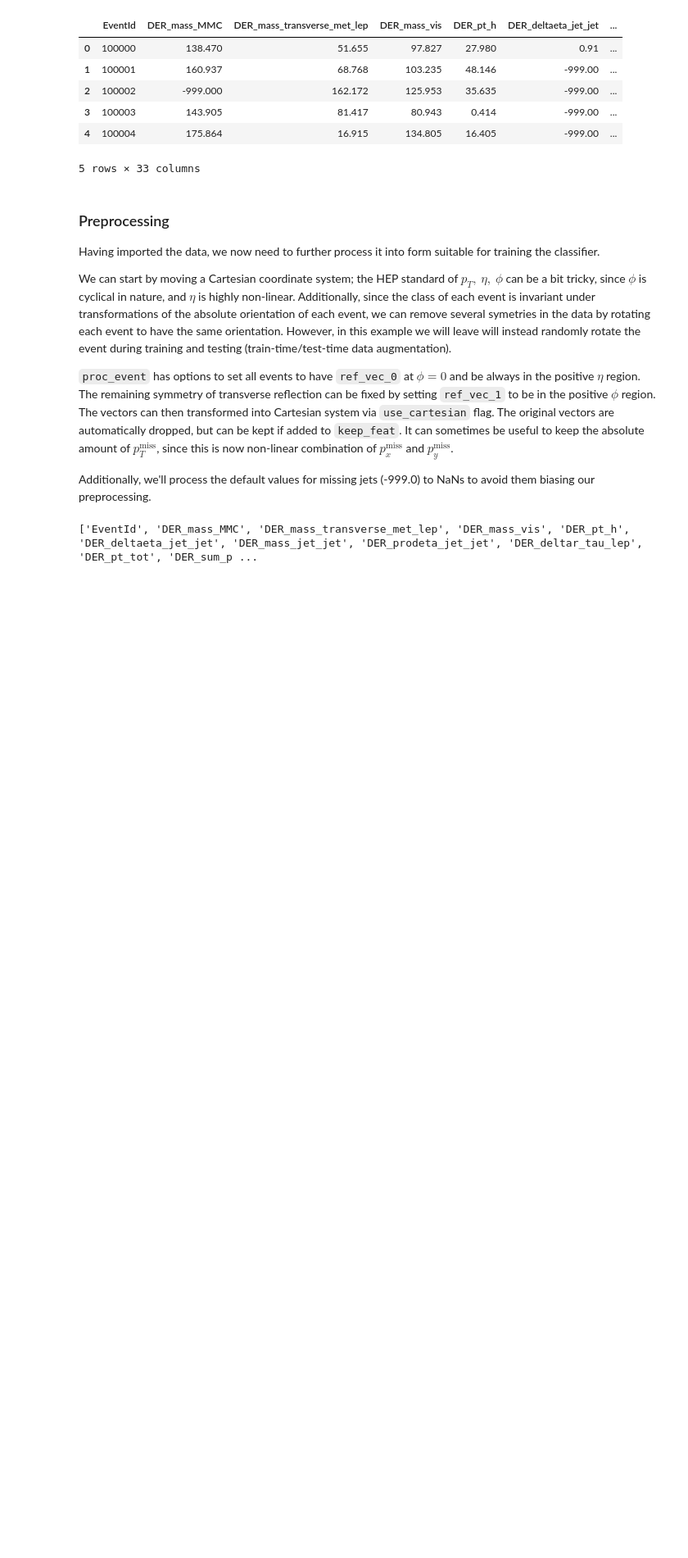
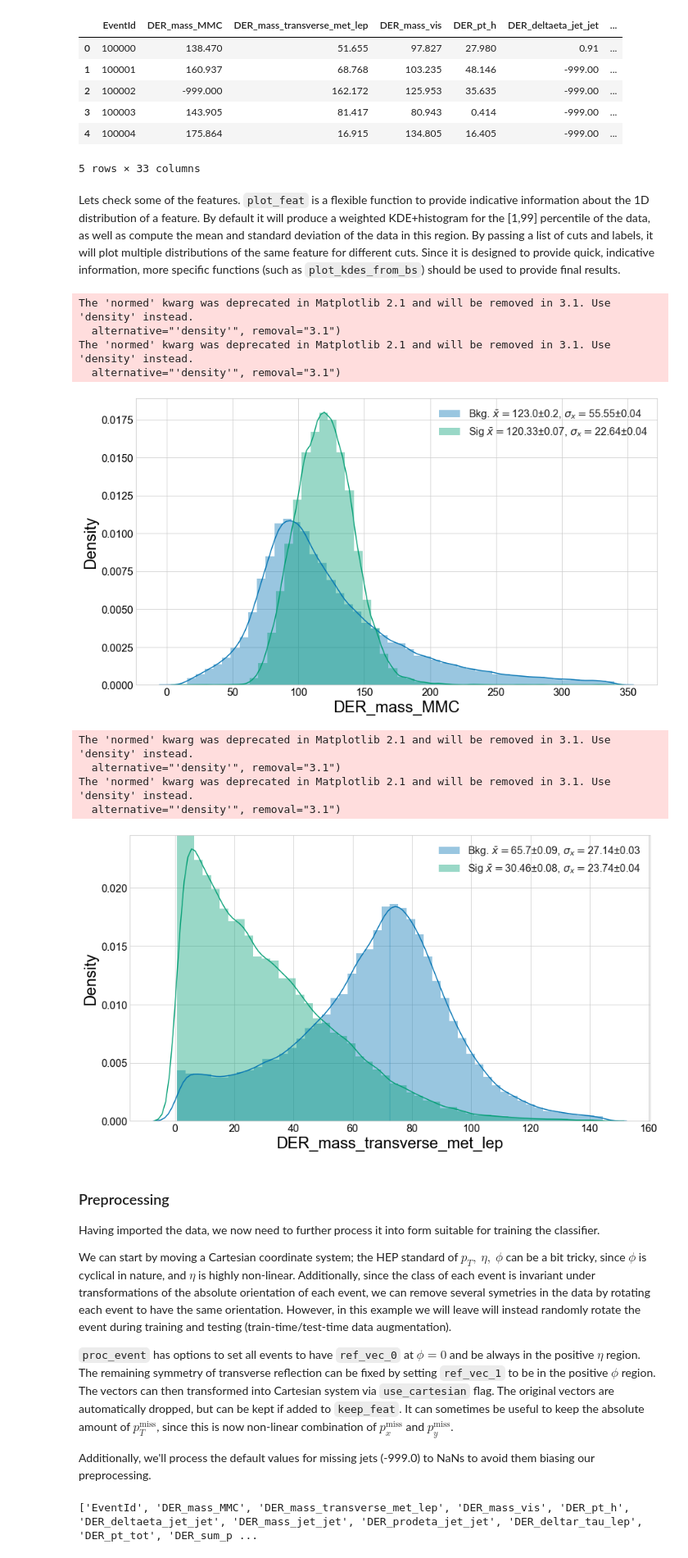
Before and after one commit to GilesStrong/lumin, a Jupyter notebook: examples/Binary_Classification.ipynb, the cells around one changed output. Shown at 82% size. Saved outputs shown, nothing was run; the diff lists cells and outputs as text; code cells hidden in the pictures; blank space fills up the shorter version.

```diff
--- a/examples/Single_Target_Classification.ipynb
+++ b/examples/Binary_Classification.ipynb
@@ -34,6 +34,23 @@ df.head()
 # %%
 df['Label'] = df['Label'].map({'s':1, 'b':0})
 df.rename(index=str, columns={"Weight": "gen_weight", 'PRI_met': 'PRI_met_pt', 'Label':'gen_target'}, inplace=True)
+# %% [markdown]
+Lets check some of the features. `plot_feat` is a flexible function to provide indicative information about the 1D distribution of a feature. By default it will produce a weighted KDE+histogram for the [1,99] percentile of the data, as well as compute the mean and standard deviation of the data in this region. By passing a list of cuts and labels, it will plot multiple distributions of the same feature for different cuts. Since it is designed to provide quick, indicative information, more specific functions (such as `plot_kdes_from_bs`) should be used to provide final results.
+# %%
+from lumin.plotting.data_viewing import plot_feat
+plot_feat(df, 'DER_mass_MMC', cuts=[(df.gen_target==0),(df.gen_target==1)], labels=['Bkg.','Sig'], weight_name='gen_weight')
+plot_feat(df, 'DER_mass_transverse_met_lep', cuts=[(df.gen_target==0),(df.gen_target==1)], labels=['Bkg.','Sig'], weight_name='gen_weight')
+# %% [output]
+The 'normed' kwarg was deprecated in Matplotlib 2.1 and will be removed in 3.1. Use 'density' instead.
+  alternative="'density'", removal="3.1")
+The 'normed' kwarg was deprecated in Matplotlib 2.1 and will be removed in 3.1. Use 'density' instead.
+  alternative="'density'", removal="3.1")
+[figure, added]
+The 'normed' kwarg was deprecated in Matplotlib 2.1 and will be removed in 3.1. Use 'density' instead.
+  alternative="'density'", removal="3.1")
+The 'normed' kwarg was deprecated in Matplotlib 2.1 and will be removed in 3.1. Use 'density' instead.
+  alternative="'density'", removal="3.1")
+[figure, added]
 # %% [markdown]
 ### Preprocessing
 Having imported the data, we now need to further process it into form suitable for training the classifier.
```
Also changed, not shown: parts of 2 cells of this notebook, 3 other files.
